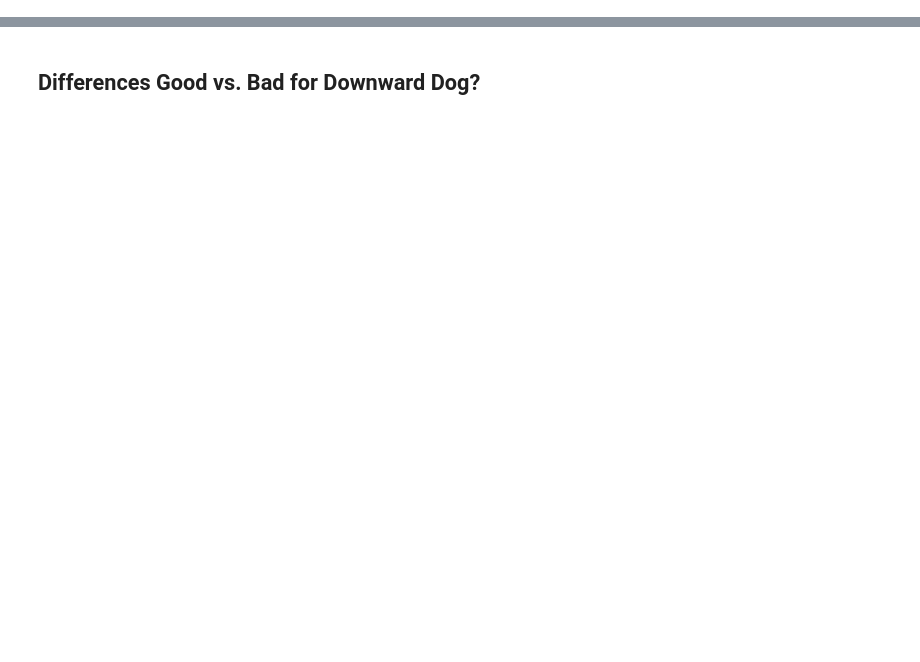
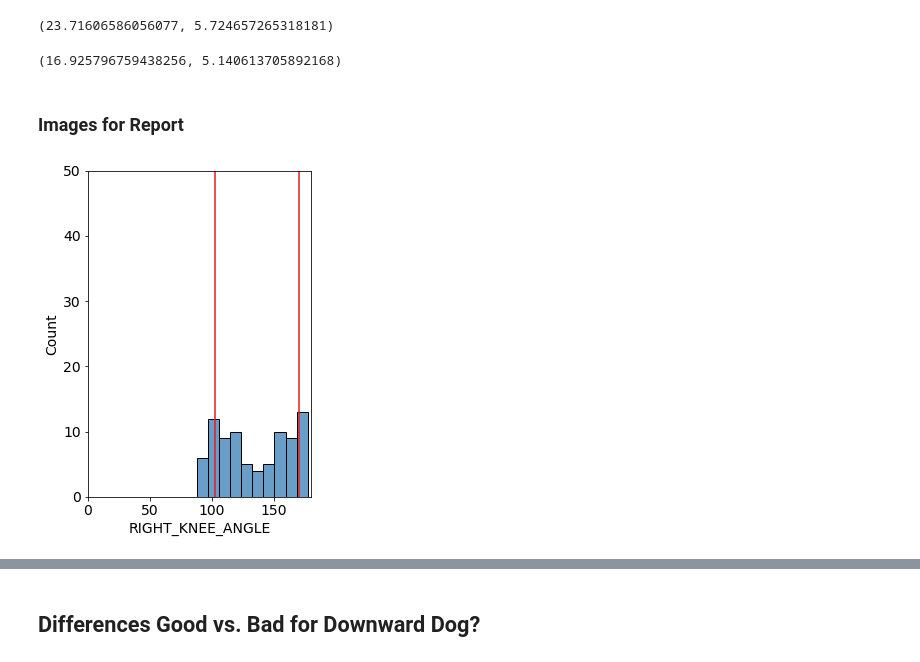
Before and after one commit to alec-flowers/visual_intelligence, a Jupyter notebook: notebooks/baseline_models.ipynb, the cells around one changed output, grey strips where cells are left out. Cells and saved outputs as stored; diff of their text form; code cells hidden in the pictures; blank space fills up the shorter version.

```diff
--- a/notebooks/baseline_models.ipynb
+++ b/notebooks/baseline_models.ipynb
@@ -52,8 +44,8 @@ df_world = df_world.reset_index(drop=True)
 # %%
-from data import create_angle_features
-
 create_angle_features(df_world)
 
 df_w1 = df_world.loc[df_world['label'] == 1].copy()
 df_w2 = df_world.loc[df_world['label'] == 2].copy()
 df_dd = df_world.loc[df_world['label'] == 0].copy()
+
+df_w1_old = df_w1
@@ -131,0 +52,8 @@ w2_angles = get_angle_confidence_intervals(df_w2, WARRIOR_LANDMARKS_ANGLES, perc
+# %%
+df_w1, WARRIOR_LANDMARKS_ANGLES = warrior_pose_front_back(df_w1)
+df_w2, _ = warrior_pose_front_back(df_w2)
+
+dd_angles = get_angle_confidence_intervals(df_dd, LANDMARKS_ANGLES_DICT.keys(), percent = .15)
+w1_angles_old = get_angle_confidence_intervals(df_w1_old, LANDMARKS_ANGLES_DICT.keys(), percent = .15)
+w1_angles = get_angle_confidence_intervals(df_w1, WARRIOR_LANDMARKS_ANGLES, percent = .15)
+w2_angles = get_angle_confidence_intervals(df_w2, WARRIOR_LANDMARKS_ANGLES, percent = .15)
@@ -132,3 +78,11 @@ w2_angles = get_angle_confidence_intervals(df_w2, WARRIOR_LANDMARKS_ANGLES, perc
+# %%
+compute_avg_deg(w1_angles)
+# %% [output]
+(23.71606586056077, 5.724657265318181)
+# %%
+compute_avg_deg(w2_angles)
+# %% [output]
+(16.925796759438256, 5.140613705892168)
 # %%
 def plot_distribution(df, angles, LANDMARKS):
     fig, ax = plt.subplots(2, 8, figsize=(30, 15))
@@ -144,0 +100,17 @@ def plot_distribution(df, angles, LANDMARKS):
+# %%
+def plot_one_angle(df, angles, name):
+    fig, ax = plt.subplots()
+    fig.set_size_inches(4,6)
+    col = name
+    sns.histplot(df, x=col, bins=10, multiple='dodge', color="#377EB8")
+    ax.vlines(angles[col][0], 0, 200)
+    ax.vlines(angles[col][2], 0, 200)
+    ax.tick_params(axis='x')
+    ax.set_ylim(0,50)
+    ax.set_xlim(0,180)
+# %% [markdown]
+### Images for Report
+# %%
+plot_one_angle(df_w1_old[df_w1_old['quality']==1], w1_angles_old, 'RIGHT_KNEE_ANGLE')
+# %% [output]
+[figure, added]
```
Also changed, not shown: parts of 35 cells of this notebook, 3 other files.
